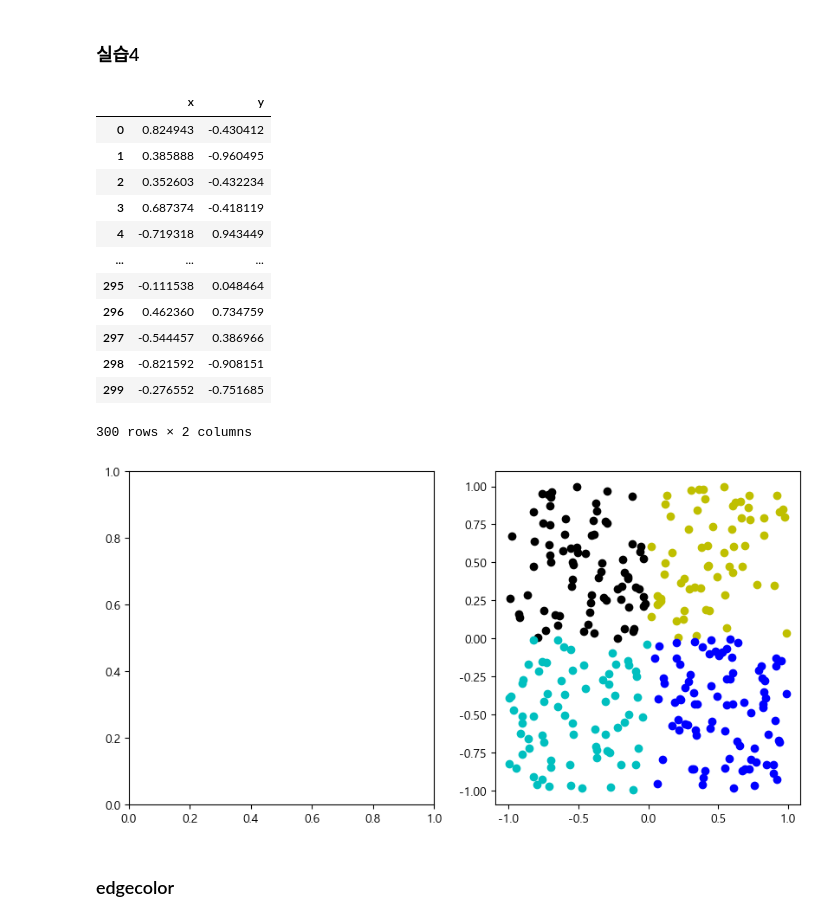
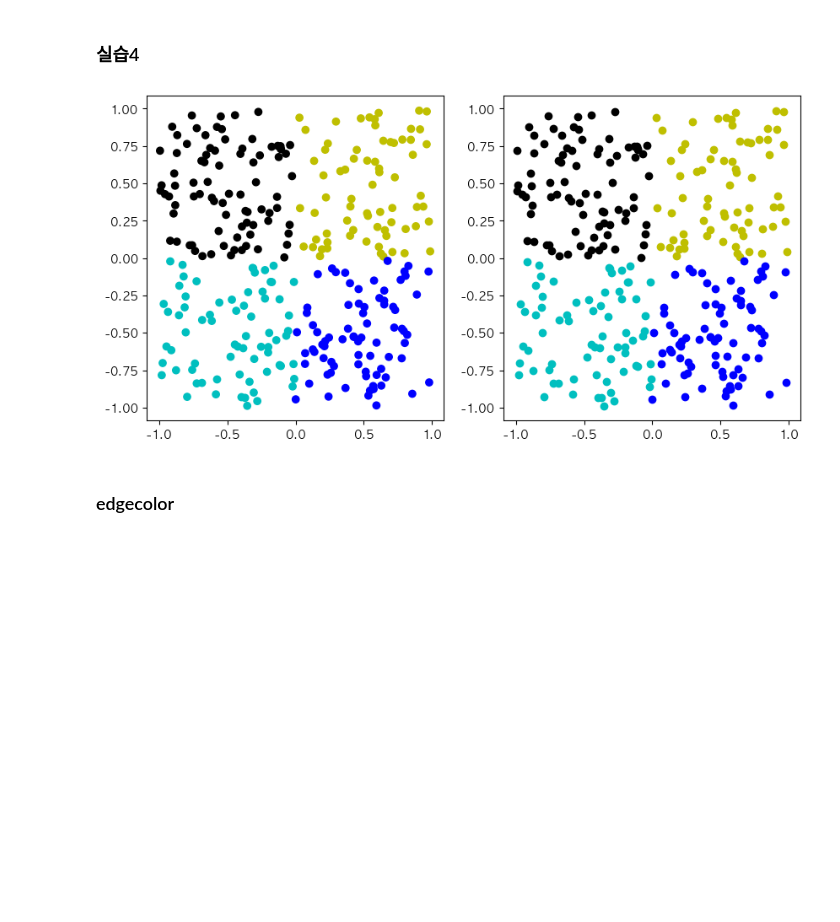
Before and after one commit to Woochang4862/USW-Data-Visualization, a Jupyter notebook: w6/dv2024_6w_code.ipynb, the cells around one changed output. Cells and saved outputs as stored; diff of their text form; code cells hidden in the pictures; blank space fills up the shorter version.

```diff
--- a/w6/dv2024_6w_code.ipynb
+++ b/w6/dv2024_6w_code.ipynb
@@ -244,41 +250,39 @@ Name: name, Length: 150, dtype: object
 # %%
 fig=plt.figure(figsize=(10,5), dpi=100)
 ax1, ax2=fig.subplots(1,2)
 
 data1=np.random.uniform(-1,1, size=(300,2))
 df1=pd.DataFrame(data1, columns=['x','y'] )
 
+X=df1['x']
+Y=df1['y']
+
 # ## ax1
 # 코드작성
+def replace_to_color(data):
+    x,y = data
+    if x > 0 and y > 0: return 'y'
+    elif x <= 0 and y <= 0: return 'c'
+    elif x <= 0 and y > 0: return 'k'
+    elif x > 0 and y <= 0: return 'b'
+color_list = list(map(replace_to_color,zip(df1['x'], df1['y'])))
+_=ax1.scatter(X,Y,color=color_list)
 
 # # ## ax2
 X=df1['x']
 Y=df1['y']
 
 df_1a=df1.loc[(X> 0)&(Y> 0)]
 df_2a=df1.loc[(X<=0)&(Y> 0)]
 df_3a=df1.loc[(X<=0)&(Y<=0)]
 df_4a=df1.loc[(X> 0)&(Y<=0)]
 
 _=ax2.scatter(df_1a['x'], df_1a['y'], color='y')
 _=ax2.scatter(df_2a['x'], df_2a['y'], color='k')
 _=ax2.scatter(df_3a['x'], df_3a['y'], color='c')
 _=ax2.scatter(df_4a['x'], df_4a['y'], color='b') # parameter: c or color 모두 사용 가능
 # %% [output]
-|  | x | y |
-| 0 | 0.824943 | -0.430412 |
-| 1 | 0.385888 | -0.960495 |
-| 2 | 0.352603 | -0.432234 |
-| 3 | 0.687374 | -0.418119 |
-| 4 | -0.719318 | 0.943449 |
-| ... | ... | ... |
-| 295 | -0.111538 | 0.048464 |
-| 296 | 0.462360 | 0.734759 |
-| 297 | -0.544457 | 0.386966 |
-| 298 | -0.821592 | -0.908151 |
-| 299 | -0.276552 | -0.751685 |
-300 rows × 2 columns
-[figure, old version]
+[figure, new version]
 # %% [markdown]
 ### edgecolor
 # %%
```
Also changed, not shown: parts of 3 cells of this notebook, 28 other files.
